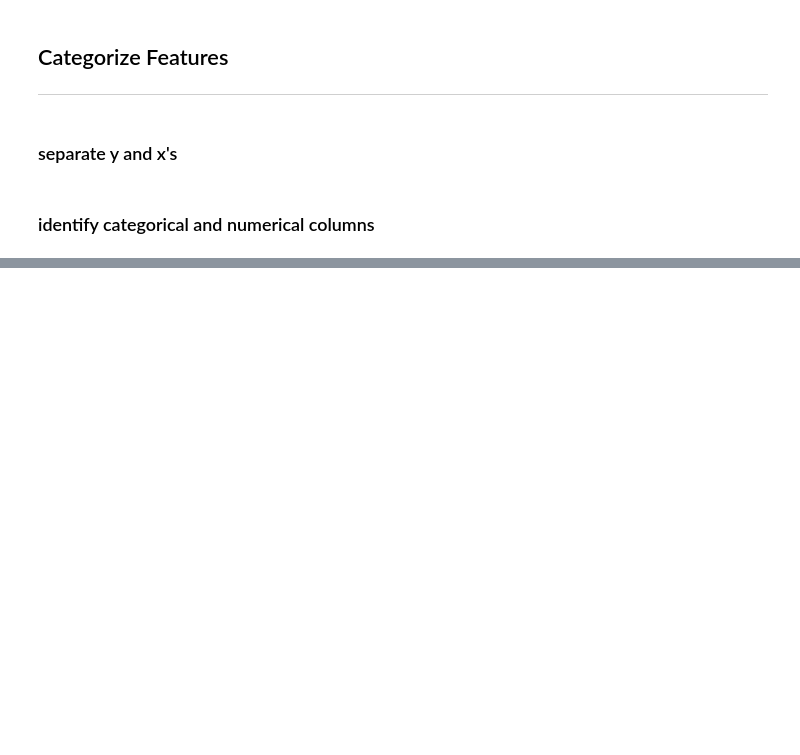
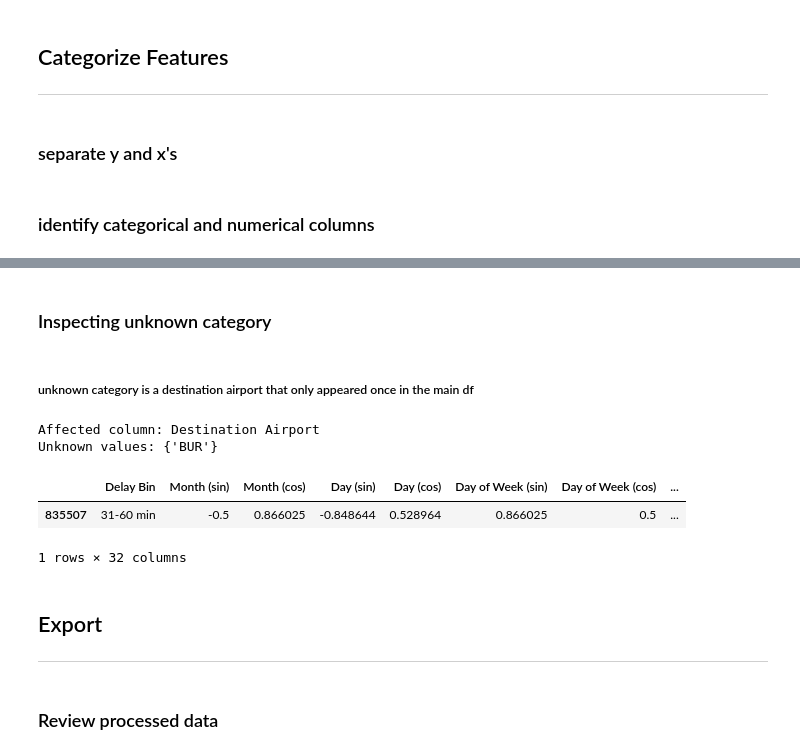
Before and after one commit to brianna-mitri/project-4, a Jupyter notebook: Preprocessing/splitting_data.ipynb, the cells around one changed output, grey strips where cells are left out. Cells and saved outputs as stored; diff of their text form; code cells hidden in the pictures; blank space fills up the shorter version.

```diff
--- a/Preprocessing/splitting_data.ipynb
+++ b/Preprocessing/splitting_data.ipynb
@@ -88,12 +88,12 @@ x_vars = delays_df.drop(columns=t_name).copy()
 cols_list = list(x_vars.columns)
 
 # get numeric cols
-num_cols = [
+num_names = [
     col for col in cols_list
     if (x_vars[col].dtypes == 'int64' or x_vars[col].dtypes == 'float64')
         and col.endswith('Missing') == False
 ]
 
 # get categorical cols--> leftover
-cat_cols = set(cols_list) - set(num_cols)
+cat_names = list(set(cols_list) - set(num_names))
 # %%
@@ -128,0 +134,6 @@ cat_cols
+# %%
+x_train, x_test, y_train, y_test = train_test_split(
+    x_vars, y_var,
+    random_state=1,
+    stratify=y_var  #b/c classification
+)
@@ -128,0 +164,24 @@ cat_cols
+# %% [markdown]
+### Inspecting unknown category
+# %% [markdown]
+##### unknown category is a destination airport that only appeared once in the main df
+# %%
+# get unknown category col and inspect
+unknown_col = cat_names[7]
+unknown_vals = set(x_test[unknown_col].unique()) - set(x_train[unknown_col].unique())
+
+# display
+print(f'Affected column: {unknown_col}')
+print(f'Unknown values: {unknown_vals}')
+delays_df[delays_df['Destination Airport'] == 'BUR']
+# %% [output]
+Affected column: Destination Airport
+Unknown values: {'BUR'}
+|  | Delay Bin | Month (sin) | Month (cos) | Day (sin) | Day (cos) | Day of Week (sin) | Day of Week (cos) | ... |
+| 835507 | 31-60 min | -0.5 | 0.866025 | -0.848644 | 0.528964 | 0.866025 | 0.5 | ... |
+1 rows × 32 columns
+# %% [markdown]
+## Export
+---
+# %% [markdown]
+### Review processed data
```
Also changed, not shown: parts of 13 cells of this notebook.
